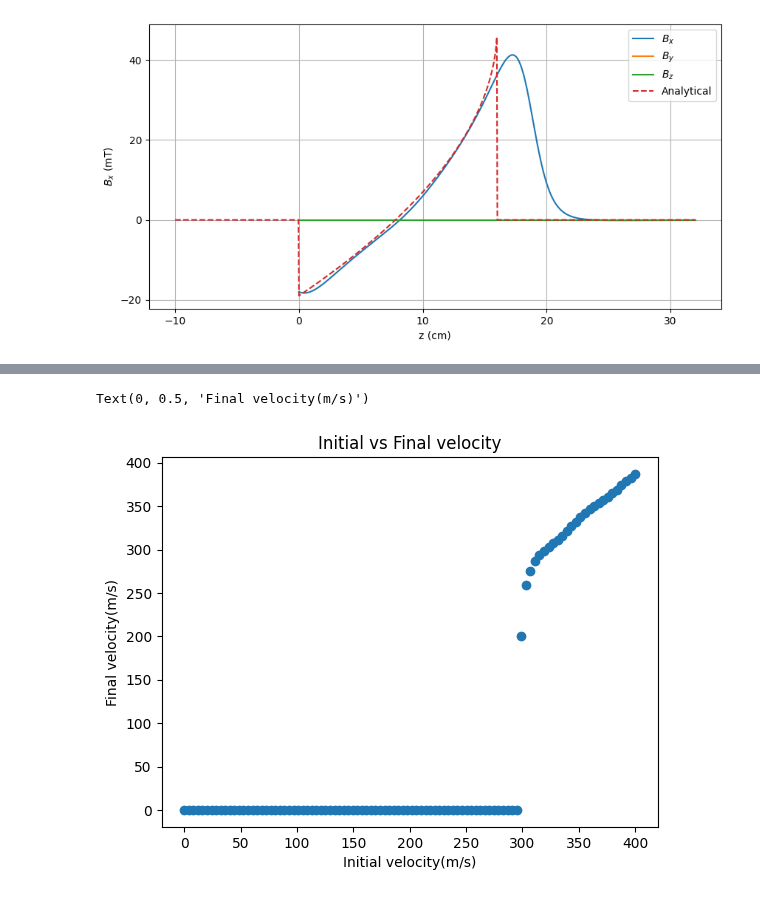
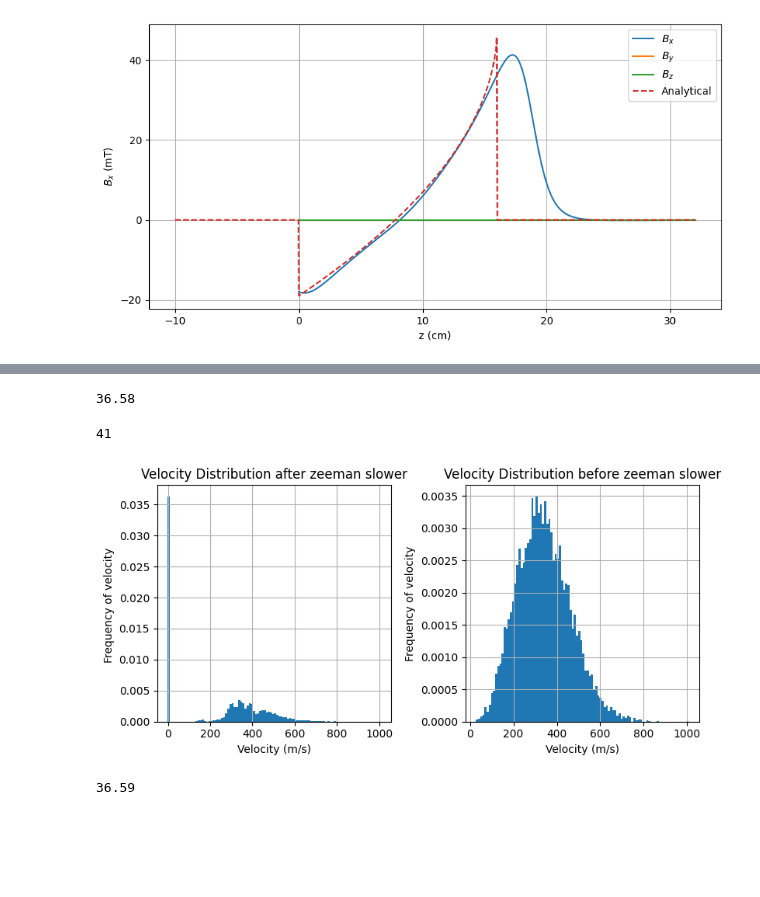
Before and after one commit to benfox4543/YB-zeeman-slower, a Jupyter notebook: zeeman slower_yb(fix after loosing good one).ipynb, the cells around one changed output, grey strips where cells are left out. Cells and saved outputs as stored; diff of their text form; code cells hidden in the pictures; blank space fills up the shorter version.

```diff
--- a/zeeman slower_yb(fix after loosing good one).ipynb
+++ b/zeeman slower_yb(fix after loosing good one).ipynb
@@ -429,7 +401,7 @@ class MaxwellBoltzmann(rv_continuous):
 # Define the custom distribution
 maxwell_boltzmann = MaxwellBoltzmann(a=0, name="Maxwell-Boltzmann")
 # %%
-size = 100# Number of samples
+size = 10000# Number of samples
 velocities = maxwell_boltzmann.rvs(size=size)
 
 # Display the sampled velocities
@@ -447,8 +425,8 @@ def simulate_trajectory(v_0, t_span,f_interp, mass_lab):
     x_t, v_t, t = [], [], []
     s, di = 0, 0  # Initial conditions
 
-    for j in range(len(t_span)):
-        dt = t_span[j] - di
+    for q in range(len(t_span)):
+        dt = t_span[q] - di
 
         if s > 0.23 or v_0 < 0:  # Break condition
             break
@@ -466,8 +444,9 @@ def simulate_trajectory(v_0, t_span,f_interp, mass_lab):
         # Append values
         x_t.append(s)
         v_t.append(v_0)
-        t.append(t_span[j])
-        di = t_span[j]
+        t.append(t_span[q])
+        di = t_span[q]
+        #print(v_t)
 
-#sdv
+
     return v_t, x_t, t
@@ -493,13 +484,43 @@ plt.plot(t,v_t)
-# %%
-final_vel =  []
-intial_vel = []
-for i in v_z:
-        final_vel.append(i[-1])
-        intial_vel.append(i[0])
-plt.scatter(intial_vel,final_vel)
-plt.title('Initial vs Final velocity')
-plt.xlabel('Initial velocity(m/s)')
-plt.ylabel('Final velocity(m/s)')
-# %% [output]
-Text(0, 0.5, 'Final velocity(m/s)')
-[figure, removed]
+# %%
+c/10000*100
+# %% [output]
+36.58
+# %%
+final_velocity = []
+initial_velocity = []
+for i in v_z:
+    final_velocity.append(i[-1])
+    initial_velocity.append(i[0])
+# %%
+c = 0
+for i in v_z:
+        if i[-1] < 144:
+                c = c+1
+print(c)
+# %% [output]
+41
+# %%
+fig, ax = plt.subplots(1, 2, figsize=(8, 4))
+
+ax[0].hist(final_velocity, bins=100, density=True)
+ax[1].hist(initial_velocity, bins=100, density=True)
+
+ax[0].grid()
+ax[1].grid()
+ax[0].set_title('Velocity Distribution after zeeman slower')
+ax[1].set_title('Velocity Distribution before zeeman slower')
+ax[0].set_ylabel('Frequency of velocity ')
+ax[1].set_xlabel('Velocity (m/s)' )
+ax[0].set_xlabel('Velocity (m/s)')
+ax[1].set_ylabel('Frequency of velocity')
+plt.tight_layout()
+# %% [output]
+[figure, added]
+# %%
+p = 0
+for i in velocities:
+    if i < 50:
+        p = c+1
+print(p*100/10000)
+# %% [output]
+36.59
```
Also changed, not shown: parts of 32 cells of this notebook.
